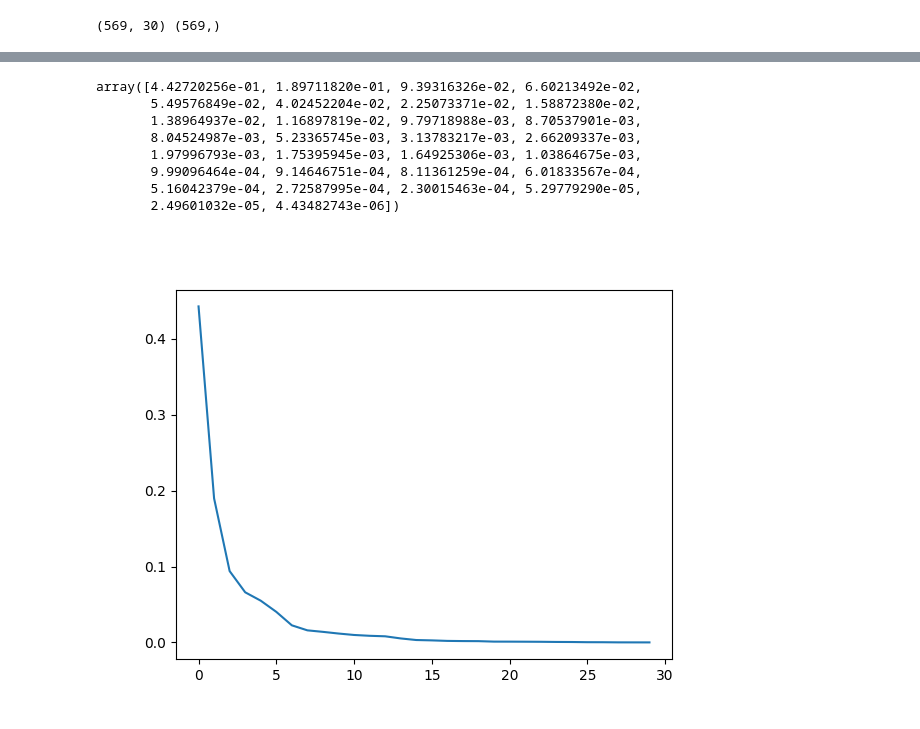
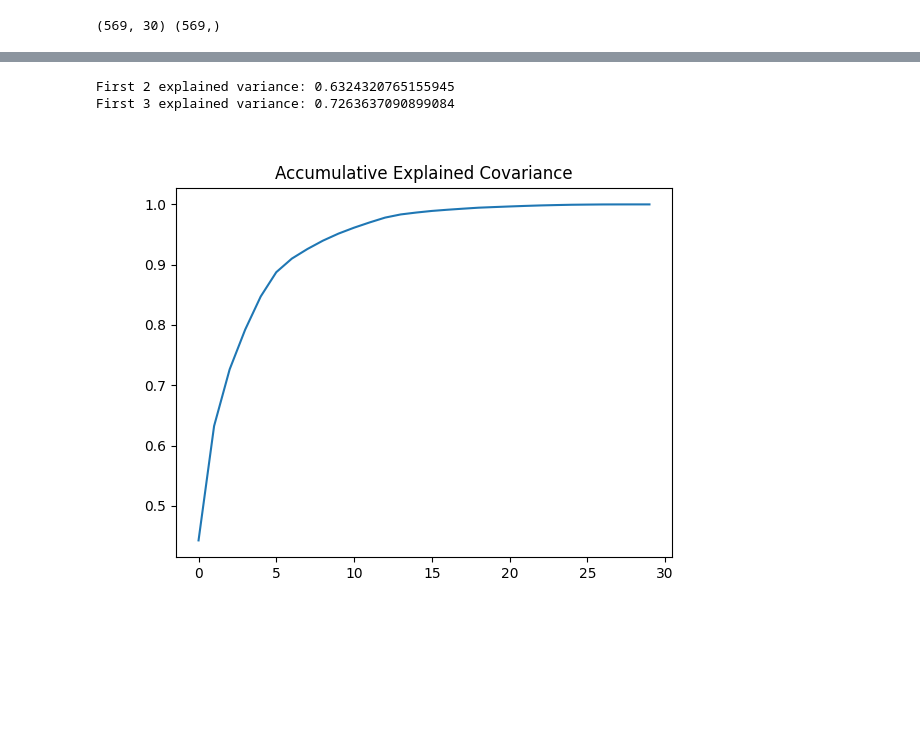
Before and after one commit to kylepclarkson/dimensionality-reduction, a Jupyter notebook: pca/pca-examples.ipynb, the cells around one changed output, grey strips where cells are left out. Cells and saved outputs as stored; diff of their text form; code cells hidden in the pictures; blank space fills up the shorter version.

```diff
--- a/pca/pca-examples.ipynb
+++ b/pca/pca-examples.ipynb
@@ -61,19 +52,19 @@ Explained variance: [4.42720256e-01 1.89711820e-01 9.39316326e-02 6.60213492e-02
 # %%
 explained_var = sorted_eigenvalues / np.sum(sorted_eigenvalues)
-explained_var
+accum_explained_var = [explained_var[0]]
+for i in range(1, len(explained_var)):
+    accum_explained_var.append(accum_explained_var[i-1] + explained_var[i])
+
+print("First 2 explained variance:", accum_explained_var[1])
+print("First 3 explained variance:", accum_explained_var[2])
 # %% [output]
-array([4.42720256e-01, 1.89711820e-01, 9.39316326e-02, 6.60213492e-02,
-       5.49576849e-02, 4.02452204e-02, 2.25073371e-02, 1.58872380e-02,
-       1.38964937e-02, 1.16897819e-02, 9.79718988e-03, 8.70537901e-03,
-       8.04524987e-03, 5.23365745e-03, 3.13783217e-03, 2.66209337e-03,
-       1.97996793e-03, 1.75395945e-03, 1.64925306e-03, 1.03864675e-03,
-       9.99096464e-04, 9.14646751e-04, 8.11361259e-04, 6.01833567e-04,
-       5.16042379e-04, 2.72587995e-04, 2.30015463e-04, 5.29779290e-05,
-       2.49601032e-05, 4.43482743e-06])
+First 2 explained variance: 0.6324320765155945
+First 3 explained variance: 0.7263637090899084
 # %%
 fig, ax = plt.subplots()
-ax.plot(explained_var)
+ax.plot(accum_explained_var)
+ax.set_title("Accumulative Explained Covariance")
 plt.show()
 # %% [output]
-[figure, old version]
+[figure, new version]
 # %%
```
Also changed, not shown: parts of 9 cells of this notebook, 1 other file.
